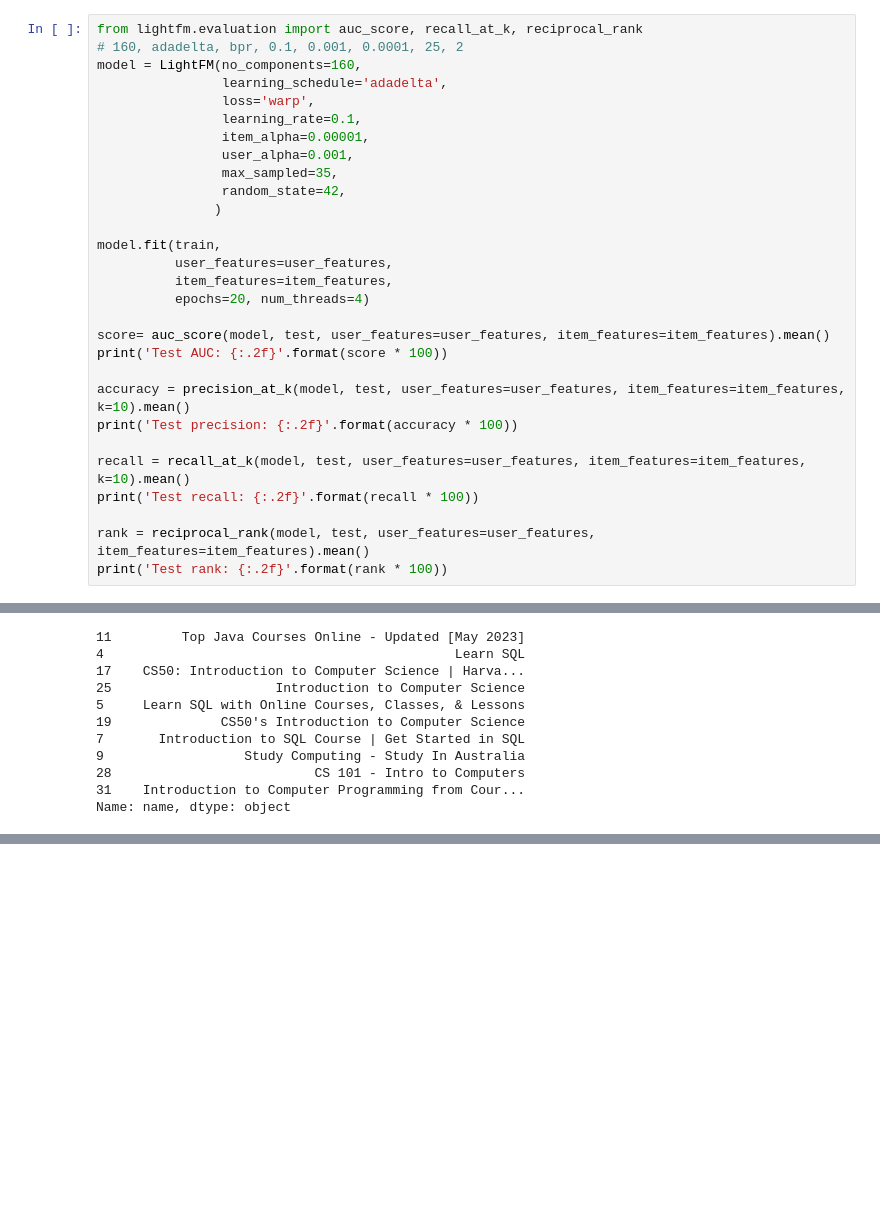
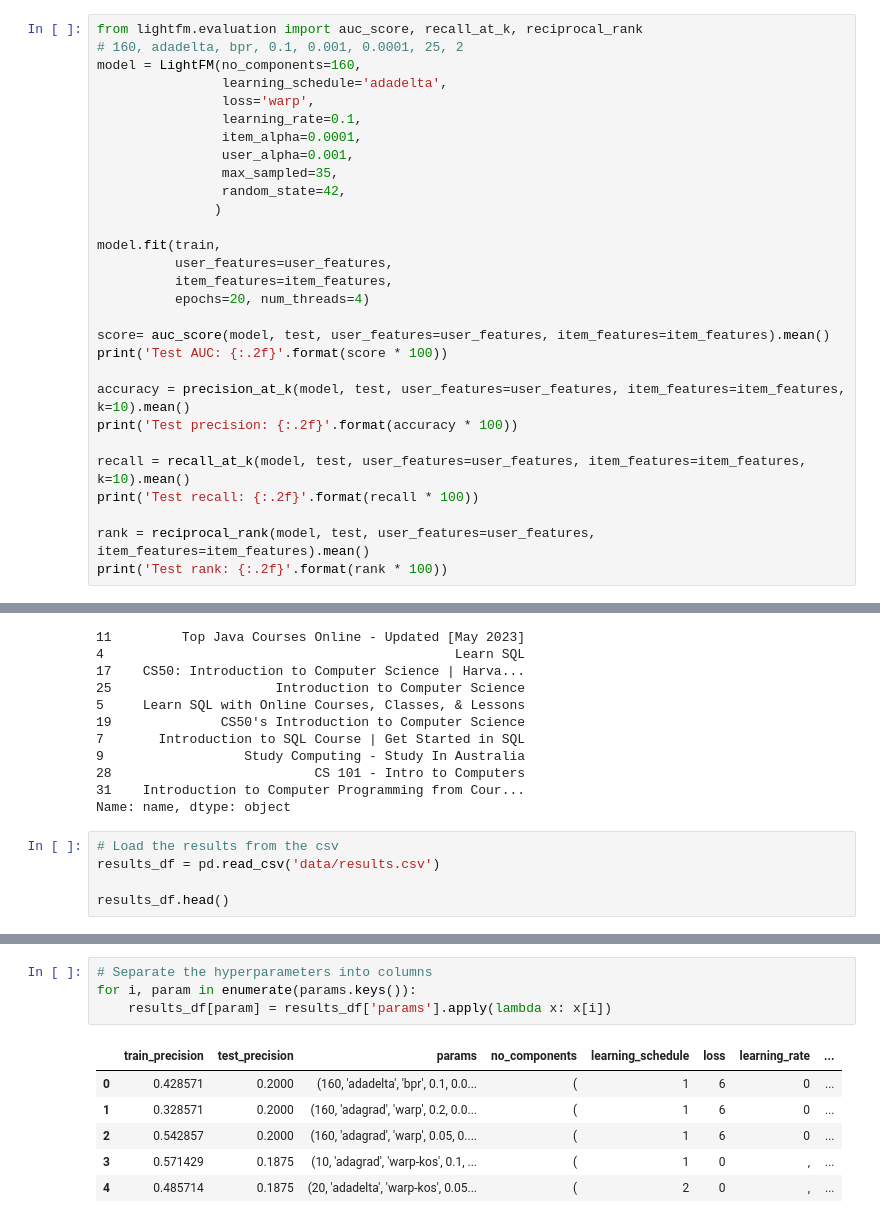
Before and after one commit to Pipaolo/cs-thesis-writing, a Jupyter notebook: course-platform/engine/recommendations-engine-lfm.ipynb, the cells around one changed output, grey strips where cells are left out. Cells and saved outputs as stored; diff of their text form; blank space fills up the shorter version.

```diff
--- a/course-platform/engine/recommendations-engine-lfm.ipynb
+++ b/course-platform/engine/recommendations-engine-lfm.ipynb
@@ -146,7 +177,7 @@ model = LightFM(no_components=160,
                 learning_schedule='adadelta',
                 loss='warp',
                 learning_rate=0.1,
-                item_alpha=0.00001,
+                item_alpha=0.0001,
                 user_alpha=0.001,
                 max_sampled=35,
                 random_state=42,
@@ -233,3 +264,8 @@ with open('data/model.pickle', 'rb') as f:
 28                          CS 101 - Intro to Computers
 31    Introduction to Computer Programming from Cour...
 Name: name, dtype: object
+# %%
+# Load the results from the csv
+results_df = pd.read_csv('data/results.csv')
+
+results_df.head()
@@ -235,0 +279,11 @@ Name: name, dtype: object
+# %%
+# Separate the hyperparameters into columns
+for i, param in enumerate(params.keys()):
+    results_df[param] = results_df['params'].apply(lambda x: x[i])
+# %% [output]
+|  | train_precision | test_precision | params | no_components | learning_schedule | loss | learning_rate | ... |
+| 0 | 0.428571 | 0.2000 | (160, 'adadelta', 'bpr', 0.1, 0.0... | ( | 1 | 6 | 0 | ... |
+| 1 | 0.328571 | 0.2000 | (160, 'adagrad', 'warp', 0.2, 0.0... | ( | 1 | 6 | 0 | ... |
+| 2 | 0.542857 | 0.2000 | (160, 'adagrad', 'warp', 0.05, 0.... | ( | 1 | 6 | 0 | ... |
+| 3 | 0.571429 | 0.1875 | (10, 'adagrad', 'warp-kos', 0.1, ... | ( | 1 | 0 | , | ... |
+| 4 | 0.485714 | 0.1875 | (20, 'adadelta', 'warp-kos', 0.05... | ( | 2 | 0 | , | ... |
```
Also changed, not shown: parts of 5 cells of this notebook.
